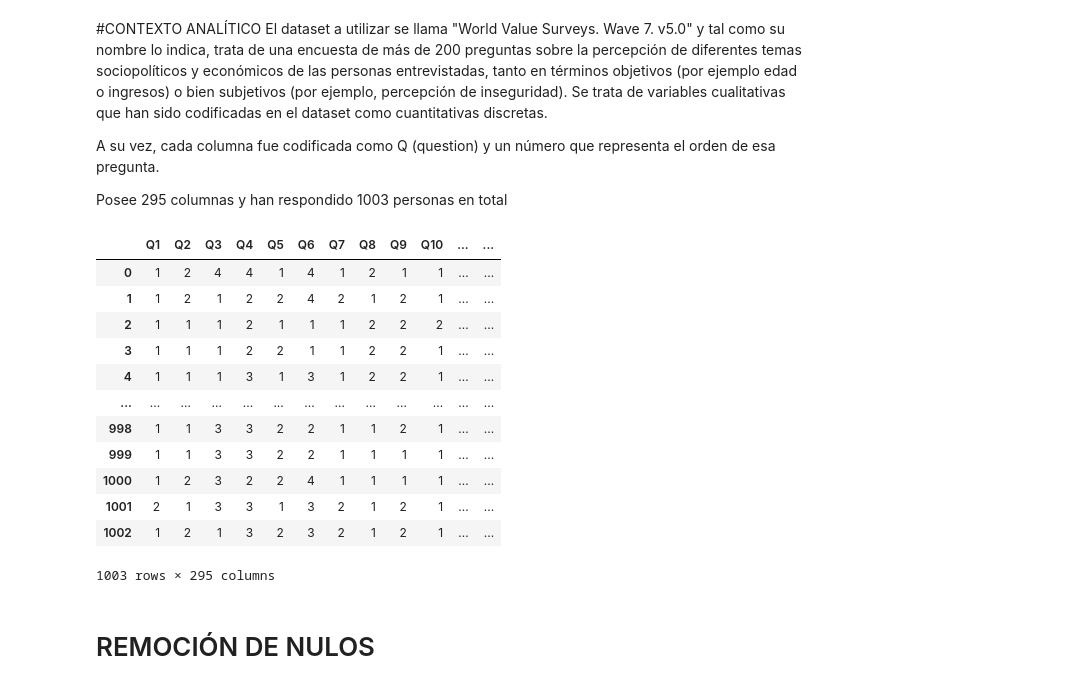
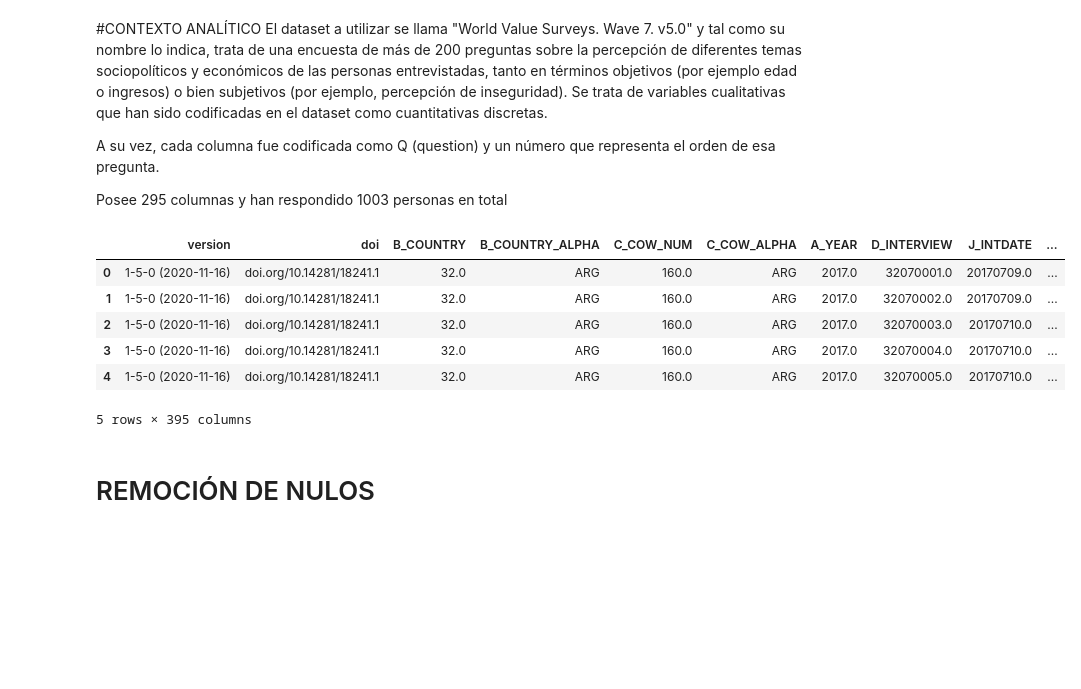
Before and after one commit to tomasallemand/wvs-democracy-attitudes-ml, a Jupyter notebook: notebooks/01_wvs_democracy_attitudes.ipynb, the cells around one changed output. Drawn from its saved outputs; the diff is of its cells as text; code cells hidden in the pictures; blank space fills up the shorter version.

```diff
--- a/notebooks/01_wvs_democracy_attitudes.ipynb
+++ b/notebooks/01_wvs_democracy_attitudes.ipynb
@@ -50,22 +71,15 @@ import plotly.express as px
 # %%
-df=pd.read_csv('https://raw.githubusercontent.com/tomasallemand/Coderhouse_DS_entregas/main/WVS_FINAL_LIMPIO_7_v5.0.csv',delimiter=";")
+df=pd.read_csv('https://raw.githubusercontent.com/tomasallemand/wvs-democracy-attitudes-ml/main/data/WVS_FINAL_LIMPIO_7_v5.0.csv',delimiter=";")
 # %%
 # Hacemos una primera revisión del dataset:
-
-df
+df.head()
 # %% [output]
-|  | Q1 | Q2 | Q3 | Q4 | Q5 | Q6 | Q7 | Q8 | Q9 | Q10 | ... | ... |
-| 0 | 1 | 2 | 4 | 4 | 1 | 4 | 1 | 2 | 1 | 1 | ... | ... |
-| 1 | 1 | 2 | 1 | 2 | 2 | 4 | 2 | 1 | 2 | 1 | ... | ... |
-| 2 | 1 | 1 | 1 | 2 | 1 | 1 | 1 | 2 | 2 | 2 | ... | ... |
-| 3 | 1 | 1 | 1 | 2 | 2 | 1 | 1 | 2 | 2 | 1 | ... | ... |
-| 4 | 1 | 1 | 1 | 3 | 1 | 3 | 1 | 2 | 2 | 1 | ... | ... |
-| ... | ... | ... | ... | ... | ... | ... | ... | ... | ... | ... | ... | ... |
-| 998 | 1 | 1 | 3 | 3 | 2 | 2 | 1 | 1 | 2 | 1 | ... | ... |
-| 999 | 1 | 1 | 3 | 3 | 2 | 2 | 1 | 1 | 1 | 1 | ... | ... |
-| 1000 | 1 | 2 | 3 | 2 | 2 | 4 | 1 | 1 | 1 | 1 | ... | ... |
-| 1001 | 2 | 1 | 3 | 3 | 1 | 3 | 2 | 1 | 2 | 1 | ... | ... |
-| 1002 | 1 | 2 | 1 | 3 | 2 | 3 | 2 | 1 | 2 | 1 | ... | ... |
+|  | version | doi | B_COUNTRY | B_COUNTRY_ALPHA | C_COW_NUM | C_COW_ALPHA | A_YEAR | D_INTERVIEW | J_INTDATE | ... |
+| 0 | 1-5-0 (2020-11-16) | doi.org/10.14281/18241.1 | 32.0 | ARG | 160.0 | ARG | 2017.0 | 32070001.0 | 20170709.0 | ... |
+| 1 | 1-5-0 (2020-11-16) | doi.org/10.14281/18241.1 | 32.0 | ARG | 160.0 | ARG | 2017.0 | 32070002.0 | 20170709.0 | ... |
+| 2 | 1-5-0 (2020-11-16) | doi.org/10.14281/18241.1 | 32.0 | ARG | 160.0 | ARG | 2017.0 | 32070003.0 | 20170710.0 | ... |
+| 3 | 1-5-0 (2020-11-16) | doi.org/10.14281/18241.1 | 32.0 | ARG | 160.0 | ARG | 2017.0 | 32070004.0 | 20170710.0 | ... |
+| 4 | 1-5-0 (2020-11-16) | doi.org/10.14281/18241.1 | 32.0 | ARG | 160.0 | ARG | 2017.0 | 32070005.0 | 20170710.0 | ... |
-1003 rows × 295 columns
+5 rows × 395 columns
 # %%
 #Eliminamos algunas columnas repetidas:
```
Also changed, not shown: parts of 50 cells of this notebook.
